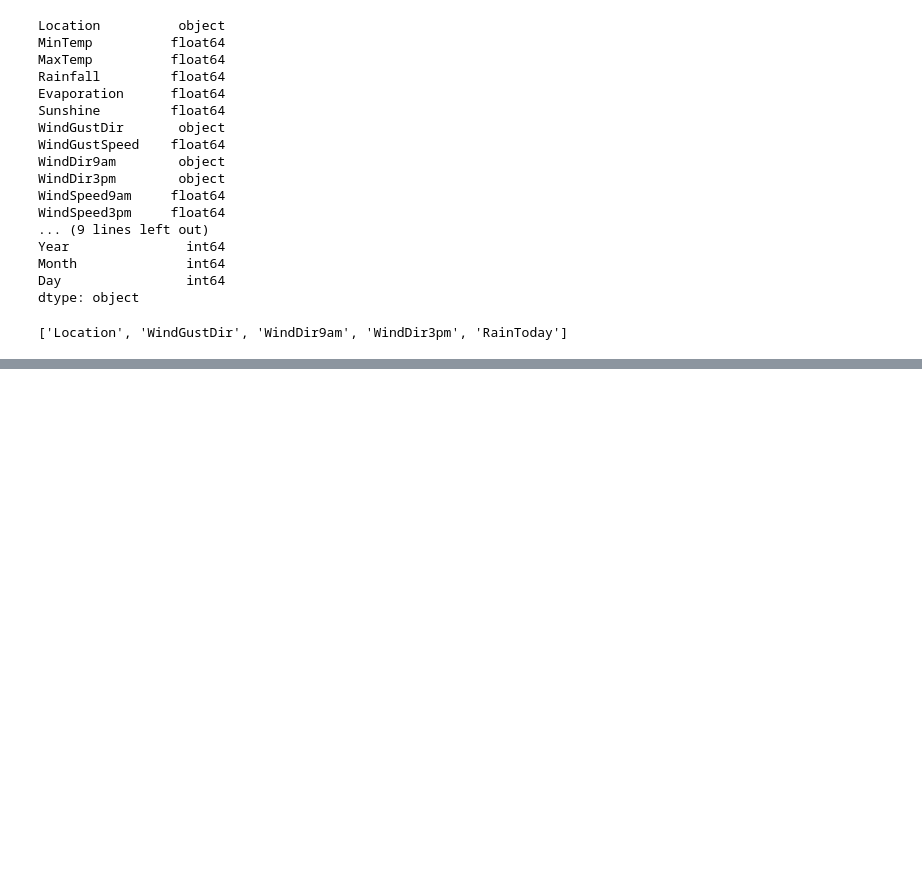
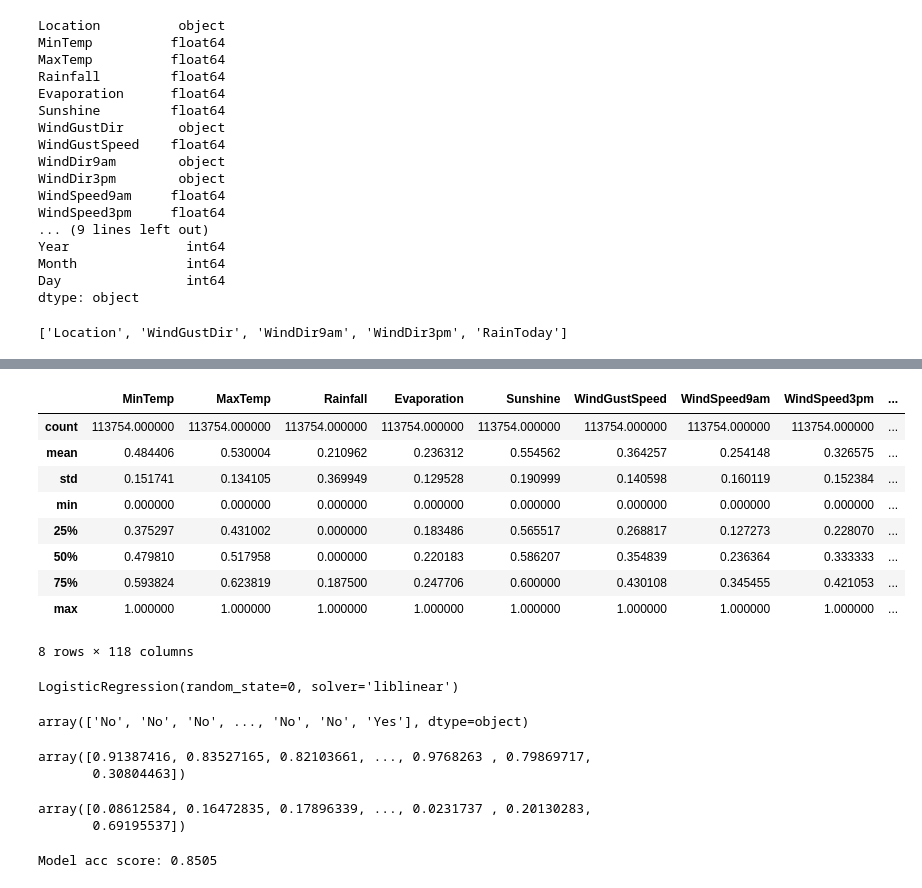
Before and after one commit to Erik-gitmannen1337-M/Rain, a Jupyter notebook: Rain.ipynb, the cells around one changed output, grey strips where cells are left out. Saved outputs shown, nothing was run; the diff lists cells and outputs as text; code cells hidden in the pictures; blank space fills up the shorter version.

Commit message:
Färdig modell

```diff
--- a/Rain.ipynb
+++ b/Rain.ipynb
@@ -478,0 +658,7 @@ dtype: int64
+# %%
+X_train = pd.concat([X_train[num], X_train[['RainToday_0', 'RainToday_1']],
+                    pd.get_dummies(X_train.Location),
+                    pd.get_dummies(X_train.WindGustDir),
+                    pd.get_dummies(X_train.WindDir9am),
+                    pd.get_dummies(X_train.WindDir3pm)], axis=1)
+X_train.head()
@@ -478,0 +688,50 @@ dtype: int64
+# %%
+cols = X_train.columns
+# %%
+scaler = MinMaxScaler()
+
+X_train = scaler.fit_transform(X_train)
+
+X_test = scaler.transform(X_test)
+# %%
+X_train = pd.DataFrame(X_train, columns=[cols])
+X_test = pd.DataFrame(X_test, columns=[cols])
+# %%
+X_train.describe()
+# %% [output]
+|  | MinTemp | MaxTemp | Rainfall | Evaporation | Sunshine | WindGustSpeed | WindSpeed9am | WindSpeed3pm | ... |
+| count | 113754.000000 | 113754.000000 | 113754.000000 | 113754.000000 | 113754.000000 | 113754.000000 | 113754.000000 | 113754.000000 | ... |
+| mean | 0.484406 | 0.530004 | 0.210962 | 0.236312 | 0.554562 | 0.364257 | 0.254148 | 0.326575 | ... |
+| std | 0.151741 | 0.134105 | 0.369949 | 0.129528 | 0.190999 | 0.140598 | 0.160119 | 0.152384 | ... |
+| min | 0.000000 | 0.000000 | 0.000000 | 0.000000 | 0.000000 | 0.000000 | 0.000000 | 0.000000 | ... |
+| 25% | 0.375297 | 0.431002 | 0.000000 | 0.183486 | 0.565517 | 0.268817 | 0.127273 | 0.228070 | ... |
+| 50% | 0.479810 | 0.517958 | 0.000000 | 0.220183 | 0.586207 | 0.354839 | 0.236364 | 0.333333 | ... |
+| 75% | 0.593824 | 0.623819 | 0.187500 | 0.247706 | 0.600000 | 0.430108 | 0.345455 | 0.421053 | ... |
+| max | 1.000000 | 1.000000 | 1.000000 | 1.000000 | 1.000000 | 1.000000 | 1.000000 | 1.000000 | ... |
+8 rows × 118 columns
+# %%
+logreg = LogisticRegression(solver='liblinear', random_state=0)
+
+logreg.fit(X_train, y_train)
+# %% [output]
+LogisticRegression(random_state=0, solver='liblinear')
+# %%
+y_pred_test = logreg.predict(X_test)
+
+y_pred_test
+# %% [output]
+array(['No', 'No', 'No', ..., 'No', 'No', 'Yes'], dtype=object)
+# %%
+logreg.predict_proba(X_test)[:,0]
+# %% [output]
+array([0.91387416, 0.83527165, 0.82103661, ..., 0.9768263 , 0.79869717,
+       0.30804463])
+# %%
+logreg.predict_proba(X_test)[:,1]
+# %% [output]
+array([0.08612584, 0.16472835, 0.17896339, ..., 0.0231737 , 0.20130283,
+       0.69195537])
+# %%
+print('Model acc score: {0:0.4f}'.format(accuracy_score(y_test, y_pred_test)))
+# %% [output]
+Model acc score: 0.8505
```
Also changed, not shown: parts of 22 cells of this notebook.
